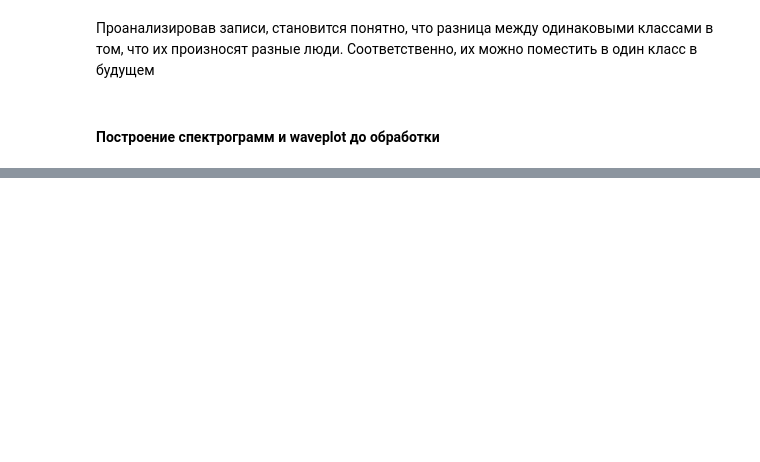
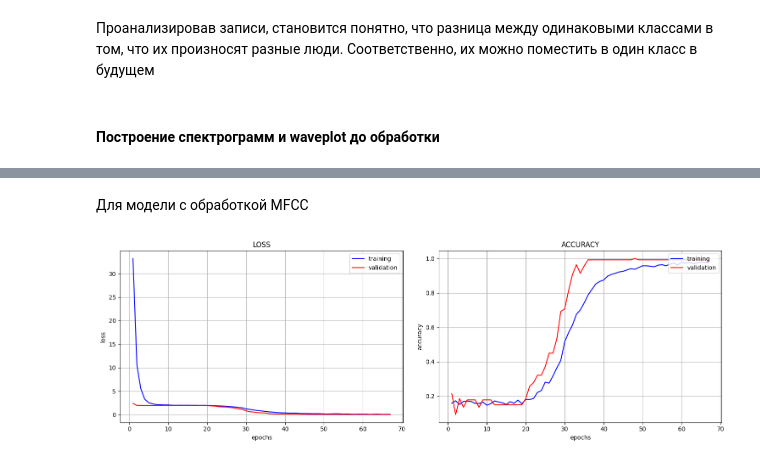
Before and after one commit to egrsid/ml_experiments, a Jupyter notebook: DAILY_WORK/project_audio/project_code.ipynb, the cells around one changed output, grey strips where cells are left out. Cells and saved outputs as stored; diff of their text form; code cells hidden in the pictures; blank space fills up the shorter version.

```diff
--- a/DAILY_WORK/project_audio/project_code.ipynb
+++ b/DAILY_WORK/project_audio/project_code.ipynb
@@ -259,0 +363,15 @@ Using 560 files for validation.
+# %%
+epochs = 200
+batch_size = 16
+
+callbacks = keras.callbacks.EarlyStopping(monitor='loss', patience=5, min_delta=0.01, verbose=0)
+# %%
+history_mfcc = model_mfcc.fit(
+    x_train,
+    y_train,
+    validation_data=(x_test, y_test),
+    batch_size=batch_size,
+    epochs=epochs,
+    callbacks=callbacks,
+    verbose=1
+)
@@ -309,9 +514,9 @@ patience = 3
 
 callbacks = [keras.callbacks.EarlyStopping(monitor=monitor, min_delta=min_delta, patience=patience, verbose=verbose)]
 # %%
-history = model.fit(
-    training_set,
-    validation_data=validation_set,
+history_stft = model_stft.fit(
+    train_set,
+    validation_data=val_set,
     epochs=epochs,
     callbacks=callbacks
 )
@@ -361,0 +555,24 @@ training_analyze(6, acc, loss, val_acc, val_loss)
+# %%
+def full_plot_model_metrics(history):
+    # разделяем данные из истории обучения на треноровочные и тестовые
+    metrics = list(history.history.items())[:len(history.history.items())//2+1]
+    val_metrics = list(history.history.items())[len(history.history.items())//2:]
+
+    plt.figure(figsize=(30, 5))
+
+    for i, metric, val_metric in zip(range(len(history.history.keys())), metrics, val_metrics):
+        plt.subplot(1, len(history.history.items()), i+1)
+        plt.plot(range(1, len(metric[1])+1), metric[1], c='blue', label='training')
+        plt.plot(range(1, len(val_metric[1])+1), val_metric[1], c='red', label='validation')
+        plt.legend(loc='upper right')
+        plt.title(metric[0].upper())
+        plt.xlabel('epochs')
+        plt.ylabel(metric[0])
+        plt.tight_layout(h_pad=2, w_pad=2)
+        plt.grid(True)
+# %% [markdown]
+Для модели с обработкой MFCC
+# %%
+full_plot_model_metrics(history_mfcc)
+# %% [output]
+[figure, added]
```
Also changed, not shown: parts of 91 cells of this notebook.
